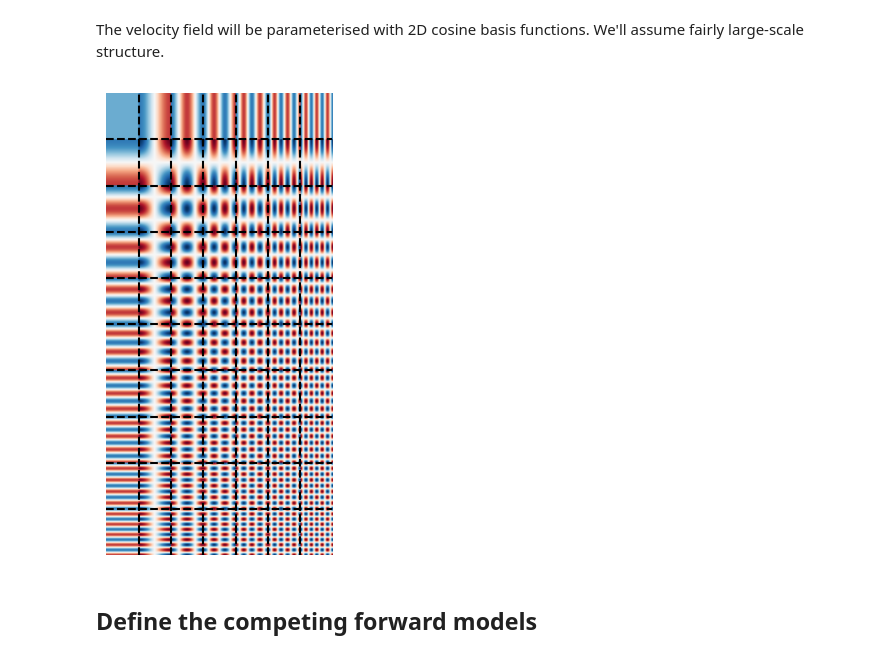
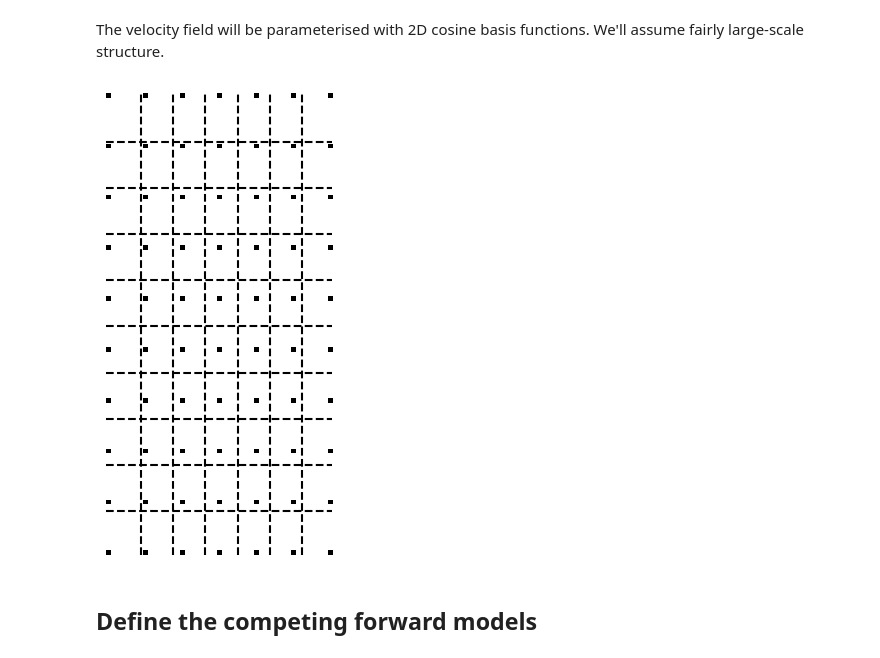
Before and after one commit to auggiemarignier/harmtransc, a Jupyter notebook: examples/ray_bending.ipynb, the cells around one changed output. Drawn from its saved outputs; the diff is of its cells as text; code cells hidden in the pictures.

```diff
--- a/examples/ray_bending.ipynb
+++ b/examples/ray_bending.ipynb
@@ -105,10 +111,10 @@ The velocity field will be parameterised with 2D cosine basis functions.  We'll
 # %%
 nx = 7
 ny = 10
-basis = CosineBasis2D(Nx=nx, Ny=ny)
+basis = PixelBasis2D(Nx=nx, Ny=ny)
 basis.plot(figsize=(8, 6))
 # %% [output]
-[figure, old version]
+[figure, new version]
 # %% [markdown]
 ## Define the competing forward models
 # %% [markdown]
```
Also changed, not shown: parts of 14 cells of this notebook.
